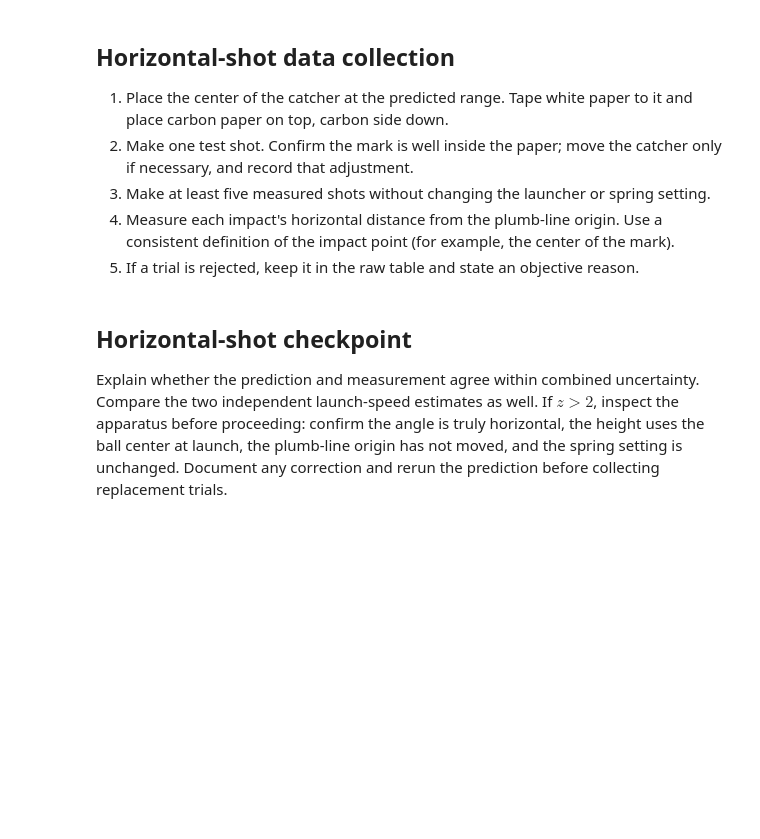
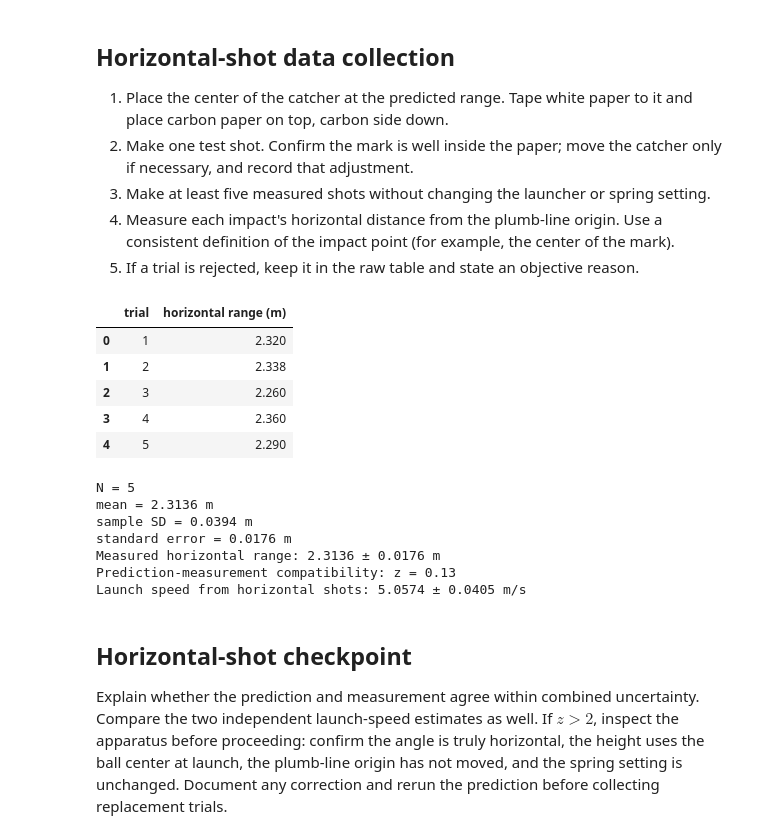
Before and after one commit to JacobRojas25/Phys201L, a Jupyter notebook: labs/Lab03_Projectile_Motion/Lab03_Projectile_Motion.ipynb, the cells around one changed output. Cells and saved outputs as stored; diff of their text form; code cells hidden in the pictures; blank space fills up the shorter version.

```diff
--- a/labs/Lab03_Projectile_Motion/Lab03_Projectile_Motion.ipynb
+++ b/labs/Lab03_Projectile_Motion/Lab03_Projectile_Motion.ipynb
@@ -192,7 +209,7 @@ In the markdown cell below, answer these questions before continuing:
 5. Run the prediction cell before placing the catcher. Record the prediction independently of the measured impacts.
 # %%
 # Horizontal-shot geometry — REPLACE with your measurements
-h_horizontal = 1.025       # m, launch point to impact plane
+h_horizontal = 1.026       # m, launch point to impact plane
 dh_horizontal = 0.005      # m
 
 t_horizontal = np.sqrt(2*h_horizontal/g)
@@ -218,33 +238,47 @@ print(f"Predicted horizontal range: {R_horizontal_pred:.4f} ± {dR_horizontal_pr
 5. If a trial is rejected, keep it in the raw table and state an objective reason.
 # %%
 # Horizontal-shot raw data — REPLACE with your measurements in meters
-horizontal_range_m = np.array([1.545, 1.552, 1.548, 1.559, 1.550])
+horizontal_range_m = np.array([2.320, 2.338, 2.260, 2.360, 2.290])
 delta_horizontal_range = 0.005  # m
 
 horizontal_table = pd.DataFrame({
     "trial": np.arange(1, len(horizontal_range_m)+1),
     "horizontal range (m)": horizontal_range_m,
 })
 display(horizontal_table)
 R_horizontal_meas, s_Rh, sem_Rh = repeated_summary(horizontal_range_m, "m")
 dR_horizontal_meas = max(delta_horizontal_range, sem_Rh)
 
 z_horizontal = compatibility_z(
     R_horizontal_pred, dR_horizontal_pred,
     R_horizontal_meas, dR_horizontal_meas,
 )
 
 # Independent launch-speed estimate from the measured horizontal range
 v0_horizontal = R_horizontal_meas / t_horizontal
 dv0_horizontal = v0_horizontal*np.sqrt(
     (dR_horizontal_meas/R_horizontal_meas)**2
     + 0.25*(dh_horizontal/h_horizontal)**2
     + 0.25*(delta_g/g)**2
 )
 
 print(f"Measured horizontal range: {R_horizontal_meas:.4f} ± {dR_horizontal_meas:.4f} m")
 print(f"Prediction-measurement compatibility: z = {z_horizontal:.2f}")
 print(f"Launch speed from horizontal shots: {v0_horizontal:.4f} ± {dv0_horizontal:.4f} m/s")
+# %% [output]
+|  | trial | horizontal range (m) |
+| 0 | 1 | 2.320 |
+| 1 | 2 | 2.338 |
+| 2 | 3 | 2.260 |
+| 3 | 4 | 2.360 |
+| 4 | 5 | 2.290 |
+N = 5
+mean = 2.3136 m
+sample SD = 0.0394 m
+standard error = 0.0176 m
+Measured horizontal range: 2.3136 ± 0.0176 m
+Prediction-measurement compatibility: z = 0.13
+Launch speed from horizontal shots: 5.0574 ± 0.0405 m/s
 # %% [markdown]
 ## Horizontal-shot checkpoint
 
```
Also changed, not shown: parts of 7 cells of this notebook.
